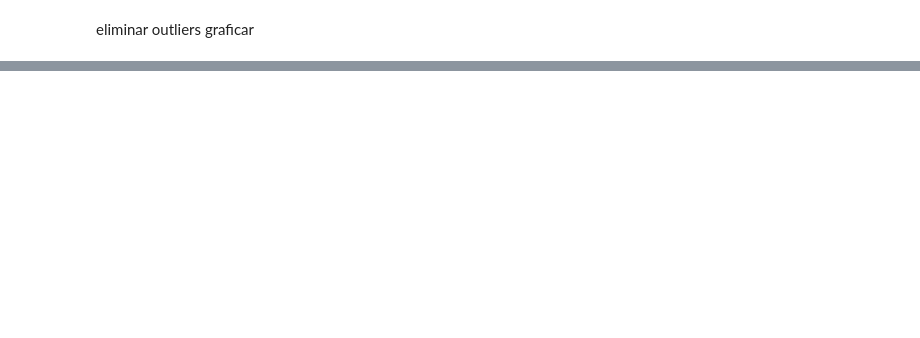
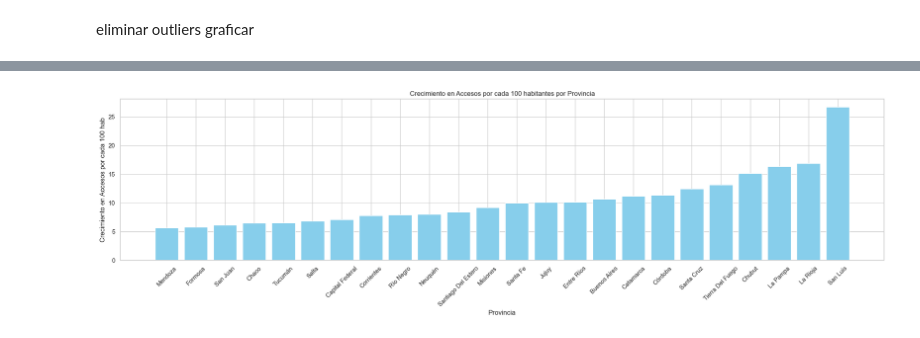
Before and after one commit to DedesF/Proyecto_2, a Jupyter notebook: Analisis/EDA.ipynb, the cells around one changed output, grey strips where cells are left out. Saved outputs shown, nothing was run; the diff lists cells and outputs as text; code cells hidden in the pictures; blank space fills up the shorter version.

```diff
--- a/Analisis/EDA.ipynb
+++ b/Analisis/EDA.ipynb
@@ -74,0 +76,15 @@ df_na
+# %%
+crecimiento = penpob_grouped.groupby('Provincia')['Accesos por cada 100 hab'].agg(lambda x: x.max() - x.min()).reset_index()
+crecimiento.columns = ['Provincia', 'Crecimiento']
+crecimiento.sort_values('Crecimiento', ascending=True, inplace=True)
+# %%
+plt.figure(figsize=(20, 6))
+plt.bar(crecimiento['Provincia'], crecimiento['Crecimiento'], color='skyblue')
+plt.xlabel('Provincia')
+plt.ylabel('Crecimiento en Accesos por cada 100 hab')
+plt.title('Crecimiento en Accesos por cada 100 habitantes por Provincia')
+plt.xticks(rotation=45)
+plt.tight_layout()
+plt.show()
+# %% [output]
+[figure, added]
```
Also changed, not shown: parts of 12 cells of this notebook, 6 other files.
